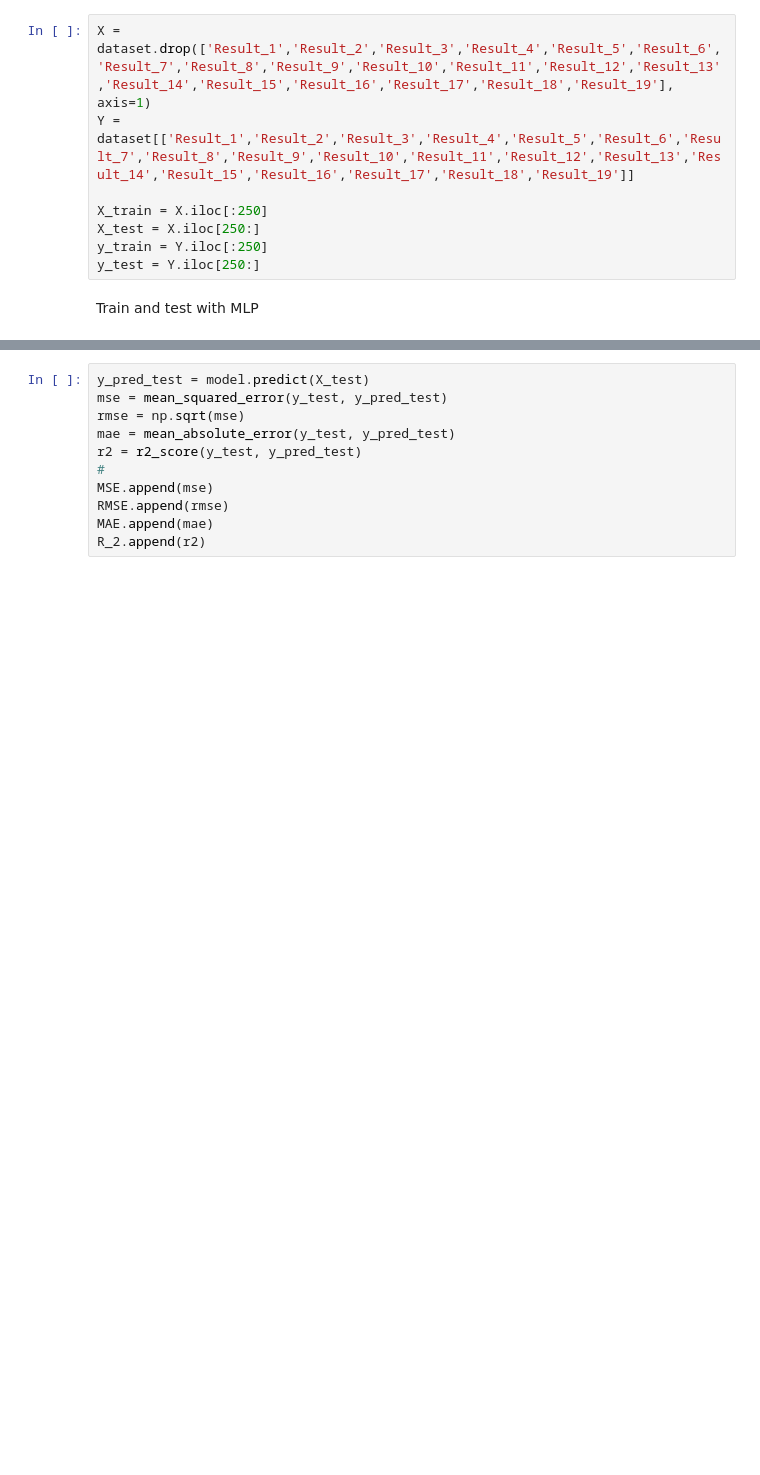
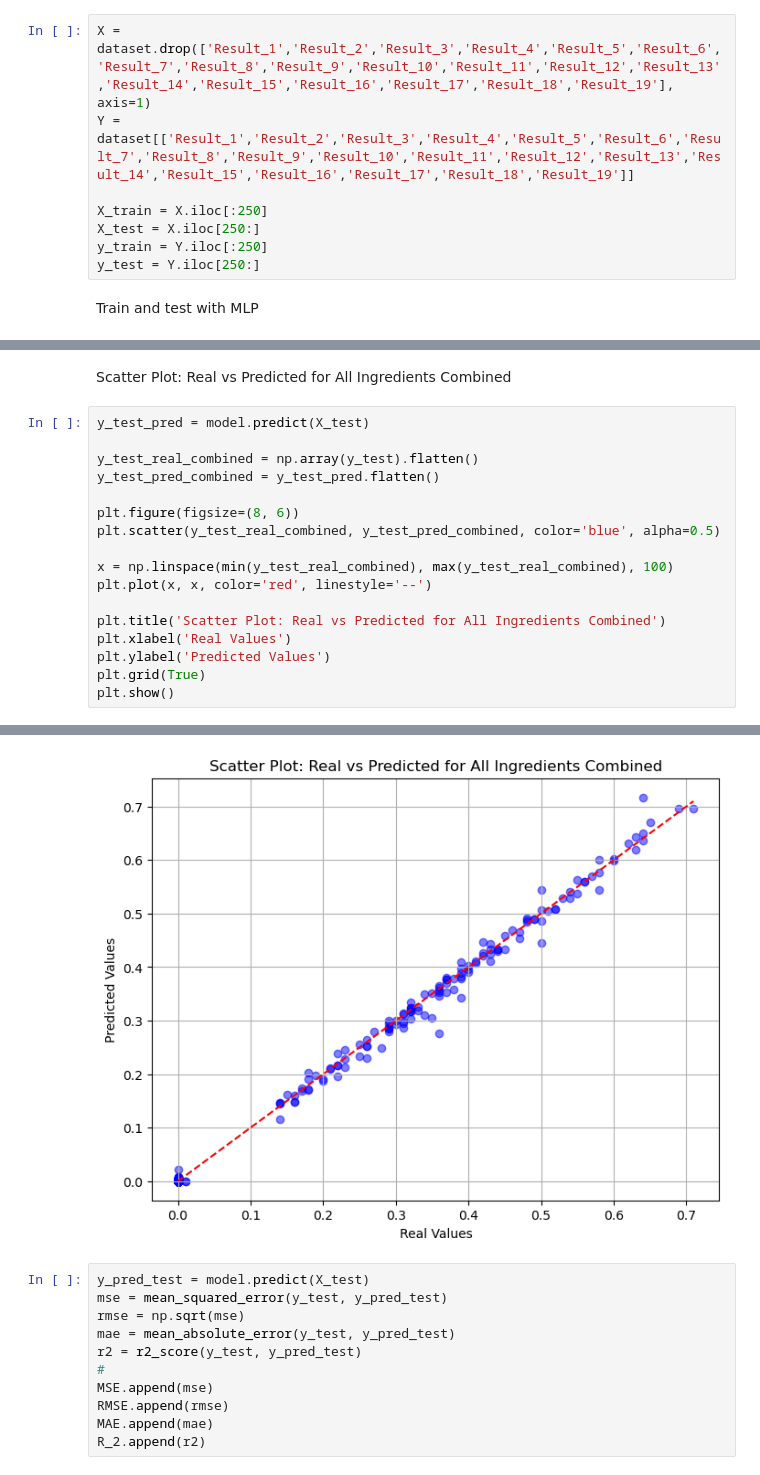
Before and after one commit to sergio185678/DietAsist-Tesis-Project, a Jupyter notebook: ModelCode_Part1.ipynb, the cells around one changed output, grey strips where cells are left out. Saved outputs shown, nothing was run; the diff lists cells and outputs as text; blank space fills up the shorter version.

```diff
--- a/ModelCode_Part1.ipynb
+++ b/ModelCode_Part1.ipynb
@@ -166,0 +202,20 @@ Epoch 1000/1000
+# %% [markdown]
+Scatter Plot: Real vs Predicted for All Ingredients Combined
+# %%
+y_test_pred = model.predict(X_test)
+
+y_test_real_combined = np.array(y_test).flatten()
+y_test_pred_combined = y_test_pred.flatten()
+
+plt.figure(figsize=(8, 6))
+plt.scatter(y_test_real_combined, y_test_pred_combined, color='blue', alpha=0.5)
+
+x = np.linspace(min(y_test_real_combined), max(y_test_real_combined), 100)
+plt.plot(x, x, color='red', linestyle='--')
+
+plt.title('Scatter Plot: Real vs Predicted for All Ingredients Combined')
+plt.xlabel('Real Values')
+plt.ylabel('Predicted Values')
+plt.grid(True)
+plt.show()
+# %% [output]
@@ -167,3 +223,4 @@ Epoch 1000/1000
+[figure, added]
 # %%
 y_pred_test = model.predict(X_test)
 mse = mean_squared_error(y_test, y_pred_test)
```
Also changed, not shown: parts of 4 cells of this notebook, 1 other file.
